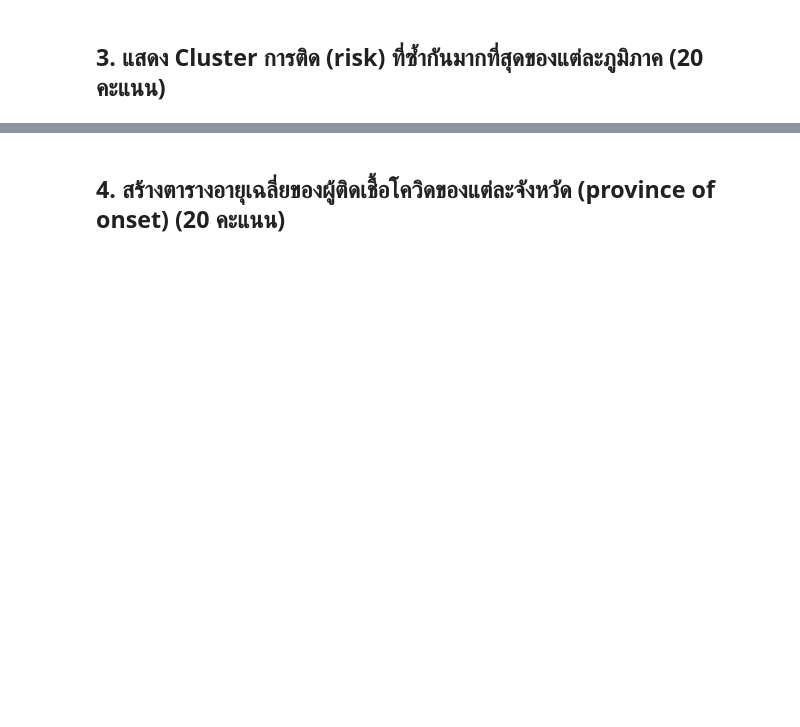
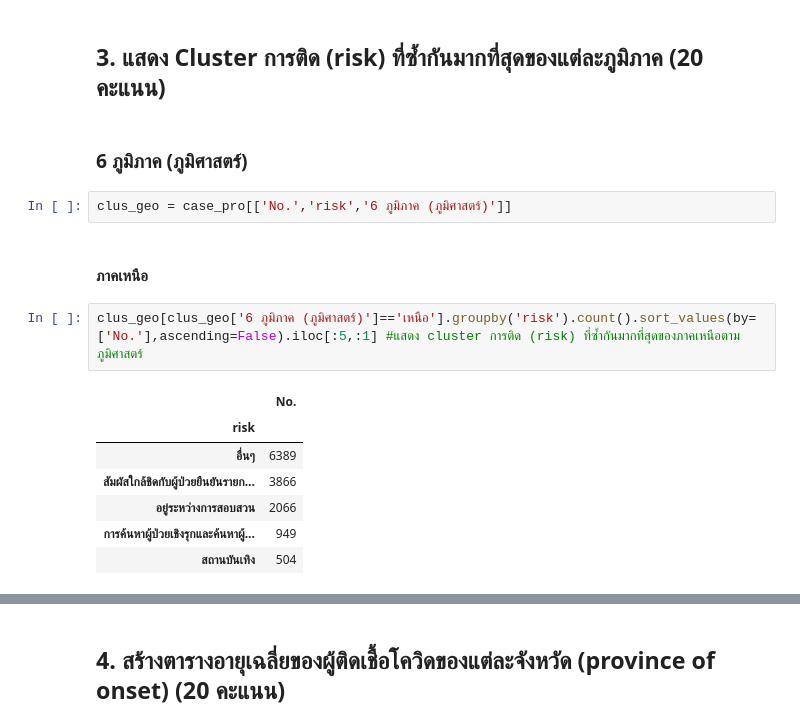
Before and after one commit to Ppangchon/data_viz_2022, a Jupyter notebook: BasicPython&DataViz midterm2022.ipynb, the cells around one changed output, grey strips where cells are left out. Cells and saved outputs as stored; diff of their text form; blank space fills up the shorter version.

```diff
--- a/BasicPython&DataViz midterm2022.ipynb
+++ b/BasicPython&DataViz midterm2022.ipynb
@@ -979,3 +979,19 @@ print(f'ภูมิภาคเหนือมีจำนวนผู้ป่
 ภูมิภาคเหนือมีจำนวนผู้ป่วยน้อยที่สุด จำนวน 14745 คน
 # %% [markdown]
 ## **3.** แสดง Cluster การติด (risk) ที่ซ้ำกันมากที่สุดของแต่ละภูมิภาค (20 คะแนน)
+# %% [markdown]
+### **6 ภูมิภาค (ภูมิศาสตร์)**
+# %%
+clus_geo = case_pro[['No.','risk','6 ภูมิภาค (ภูมิศาสตร์)']]
+# %% [markdown]
+#### ภาคเหนือ
+# %%
+clus_geo[clus_geo['6 ภูมิภาค (ภูมิศาสตร์)']=='เหนือ'].groupby('risk').count().sort_values(by=['No.'],ascending=False).iloc[:5,:1] #แสดง cluster การติด (risk) ที่ซ้ำกันมากที่สุดของภาคเหนือตามภูมิศาสตร์
+# %% [output]
+|  | No. |
+| risk |  |
+| อื่นๆ | 6389 |
+| สัมผัสใกล้ชิดกับผู้ป่วยยืนยันรายก... | 3866 |
+| อยู่ระหว่างการสอบสวน | 2066 |
+| การค้นหาผู้ป่วยเชิงรุกและค้นหาผู้... | 949 |
+| สถานบันเทิง | 504 |
```
Also changed, not shown: parts of 63 cells of this notebook.
